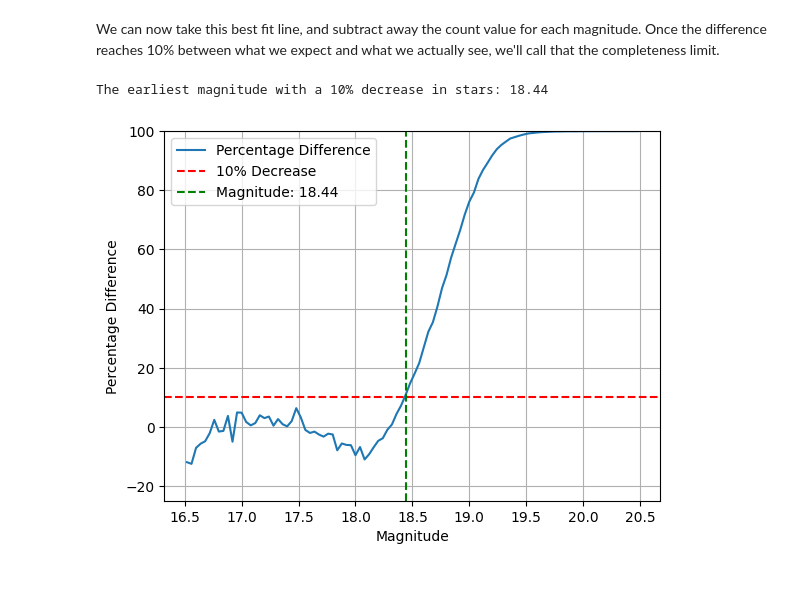
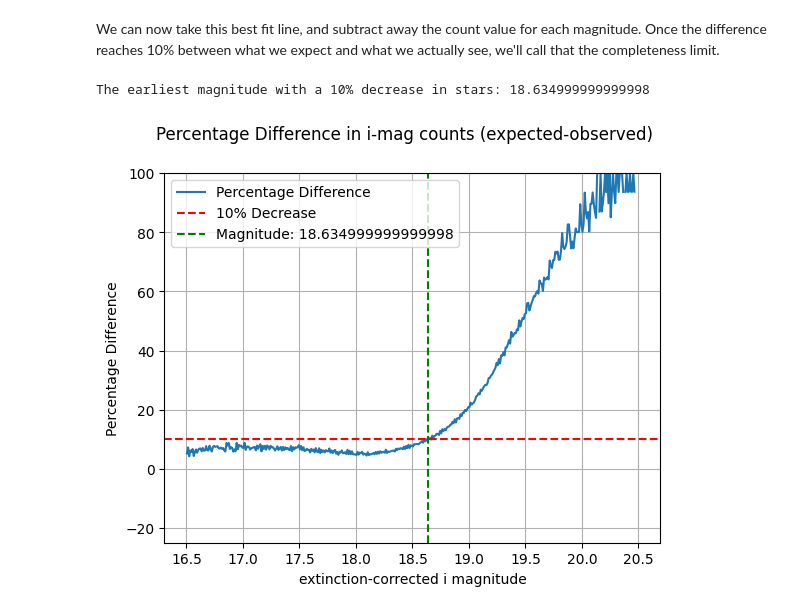
Before and after one commit to mcadamsean/cluster-membership, a Jupyter notebook: notebooks/completeness_limit.ipynb, the cells around one changed output. Drawn from its saved outputs; the diff is of its cells as text; code cells hidden in the pictures; blank space fills up the shorter version.

```diff
--- a/notebooks/completeness_limit.ipynb
+++ b/notebooks/completeness_limit.ipynb
@@ -18,11 +12,9 @@ from matplotlib.patches import Circle
 observed_df_raw = pd.read_csv('C:/Users/smick/Desktop/Research/data/NGC6569_gaia_withRVs.csv')
 observed_df_raw = observed_df_raw.dropna(subset=['pmra', 'pmdec', 'parallax']) # we only want stars with observed motions and parallax
 # %%
-# Correct for extinction before truncating. This is needed to reduce the significant impact of the dust lanes on the observed star densities
-observed_df_raw['gmag_extcorr'] = observed_df_raw['gmag'] - observed_df_raw['Ag']
-observed_df_raw['rmag_extcorr'] = observed_df_raw['rmag'] - observed_df_raw['Ar']
+# Correct for extinction by subtracting away the extinction estimate for each star
 observed_df_raw['imag_extcorr'] = observed_df_raw['imag'] - observed_df_raw['Ai']
-observed_df_raw['zmag_extcorr'] = observed_df_raw['zmag'] - observed_df_raw['Az']
+
 
 # Calculate average extinction in 'i' band
 avg_ext_i = np.mean(observed_df_raw['Ai'])
@@ -52,7 +54,7 @@ plt.show()
 Using the histograms above to see where we have a constant slope, and where we start losing stars, create a new histogram for the portion of the magnitude range that shows a constant slope. Try to make the range as close to where we start losing stars as possible, that'll be our completeness limit.
 # %%
 # Make a histogram for just the values that have a constant slope in the plots above
-slope_hist = np.histogram(observed_df_raw['imag_extcorr'], range=(16.5,18.5), bins=50)
+slope_hist = np.histogram(observed_df_raw['imag_extcorr'], range=(16.5,18.1), bins=100)
 
 # Pull edges and counts from histogram data
 counts = slope_hist[0]
@@ -81,8 +83,8 @@ fit_line = np.polyval(coefficients, centers)
 # Plot the best fit line and make sure it fits the counts
 fig,ax =plt.subplots(figsize=(10,8))
 plt.title('Best fit line to i-magnitude histogram')
-plt.bar(centers, log_counts, width=(edges[1] - edges[0]), alpha=0.6, label='Histogram data', edgecolor='black')
-plt.plot(centers, fit_line, label='Best Fit Line', color='red')
+plt.bar(centers, log_counts, width=(edges[1] - edges[0]), label='Histogram data')
+plt.plot(centers, fit_line, label='Best Fit Line', color='red', linewidth=2.5)
 plt.ylabel('log(counts)')
 plt.ylim(0,12)
 plt.xlabel('extinction-corrected imag')
@@ -146,37 +146,28 @@ plt.show()
 # %% [markdown]
 We can now take this best fit line, and subtract away the count value for each magnitude. Once the difference reaches 10% between what we expect and what we actually see, we'll call that the completeness limit.
 # %%
-# Undo the logarithm to get the actual extrapolated star counts
-extrapolated_counts = np.exp(extrapolated_log_counts)
+percentage_difference = 100 * (extrapolated_log_counts - log_faint_counts) / extrapolated_log_counts
 
-# Calculate the percentage difference between observed and extrapolated counts
-percentage_difference = 100 * (extrapolated_counts - faint_counts) / extrapolated_counts
-
-# Find the earliest magnitude where the observed count is at least 5% less than the extrapolated count
+# Find the earliest magnitude where the observed count is at least 10% less than the extrapolated count
 magnitude_with_10_percent_decrease = None
 for i, perc_diff in enumerate(percentage_difference):
-    # if we see a 5% or greater increase, replace None with the center value of that bin
+    # if we see a 10% or greater increase, replace None with the center value of that bin
     if perc_diff >= 10:
         magnitude_with_10_percent_decrease = faint_centers[i]
         break
-
-# Print the earliest magnitude where there's a 5% decrease
-if magnitude_with_10_percent_decrease is not None:
-    print(f"The earliest magnitude with a 10% decrease in stars: {magnitude_with_10_percent_decrease}")
-else:
-    print("No magnitude with a 10% decrease was found within the data range.")
+print(f"The earliest magnitude with a 10% decrease in stars: {magnitude_with_10_percent_decrease}")
 
 # Plot the percentage difference
 plt.plot(faint_centers, percentage_difference, label='Percentage Difference')
+plt.suptitle('Percentage Difference in i-mag counts (expected-observed)')
 plt.axhline(10, color='red', linestyle='--', label='10% Decrease')
-if magnitude_with_10_percent_decrease is not None:
-    plt.axvline(magnitude_with_10_percent_decrease, color='green', linestyle='--', label=f'Magnitude: {magnitude_with_10_percent_decrease}')
-plt.xlabel('Magnitude')
+plt.axvline(magnitude_with_10_percent_decrease, color='green', linestyle='--', label=f'Magnitude: {magnitude_with_10_percent_decrease}')
+plt.xlabel('extinction-corrected i magnitude')
 plt.ylabel('Percentage Difference')
 plt.ylim(-25,100)
 plt.grid()
 plt.legend()
 plt.show()
 # %% [output]
-The earliest magnitude with a 10% decrease in stars: 18.44
+The earliest magnitude with a 10% decrease in stars: 18.634999999999998
-[figure, old version]
+[figure, new version]
```
Also changed, not shown: parts of 5 cells of this notebook.
